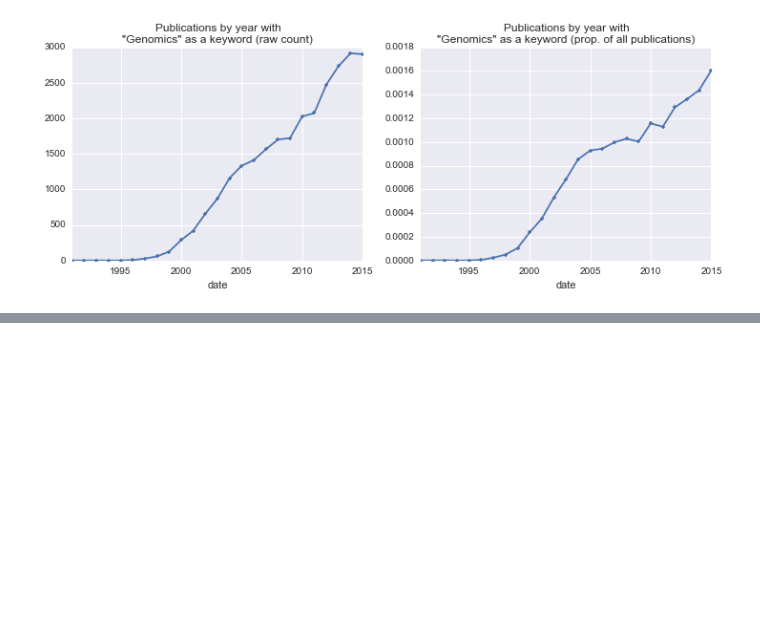
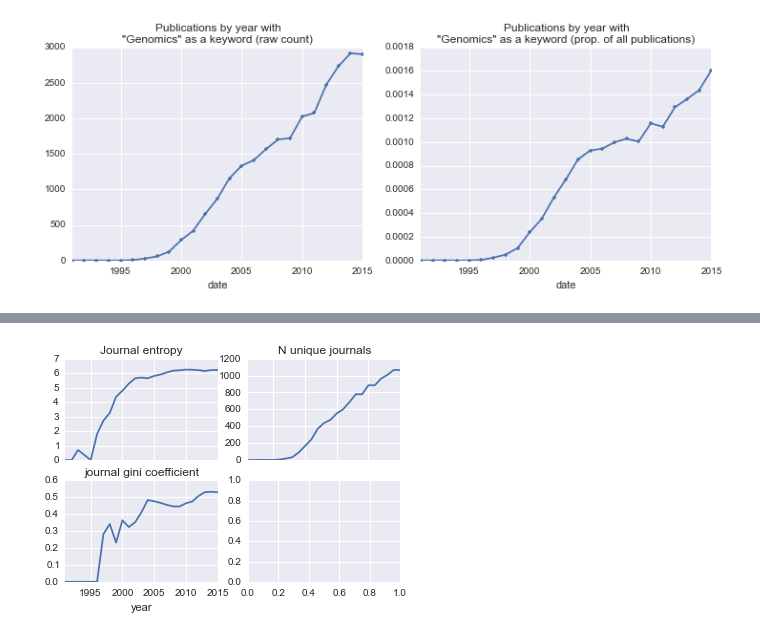
Before and after one commit to jlorince/WoS, a Jupyter notebook: notebooks/Genomics.ipynb, the cells around one changed output, grey strips where cells are left out. Cells and saved outputs as stored; diff of their text form; code cells hidden in the pictures; blank space fills up the shorter version.

```diff
--- a/notebooks/Genomics.ipynb
+++ b/notebooks/Genomics.ipynb
@@ -90,0 +105,12 @@ Name: BMC GENOMICS, dtype: float64
+# %%
+fix,axes = plt.subplots(2,2)
+
+df.groupby('year').apply(lambda x: entropy(x['source_title'].value_counts().values)).plot(ax=axes[0,0],title='Journal entropy')
+df.groupby('year').apply(lambda x: len(x['source_title'].unique())).plot(ax=axes[0,1],title='N unique journals')
+df.groupby('year').apply(lambda x: gini.Gini(x['source_title'].value_counts().values).g).plot(ax=axes[1,0],title='journal gini coefficient')
+
+for ax in axes[0]:
+    ax.set_xticklabels([])
+    ax.set_xlabel('')
+# %% [output]
+[figure, added]
```
Also changed, not shown: parts of 8 cells of this notebook, 5 other files.
